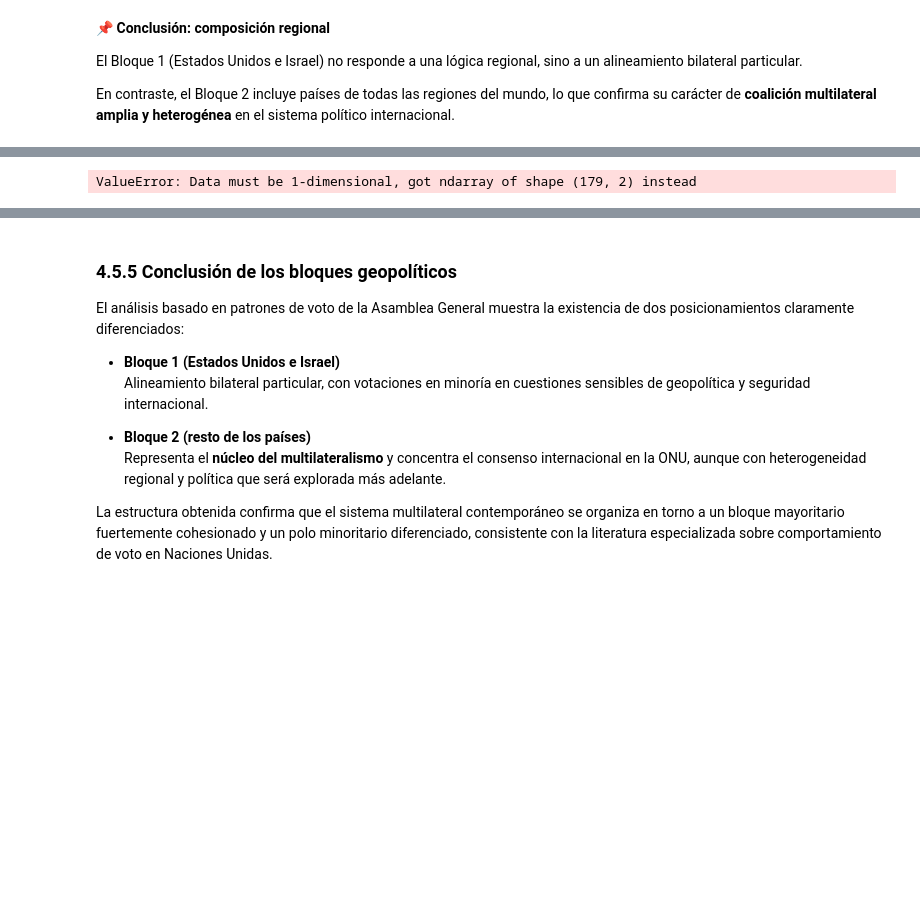
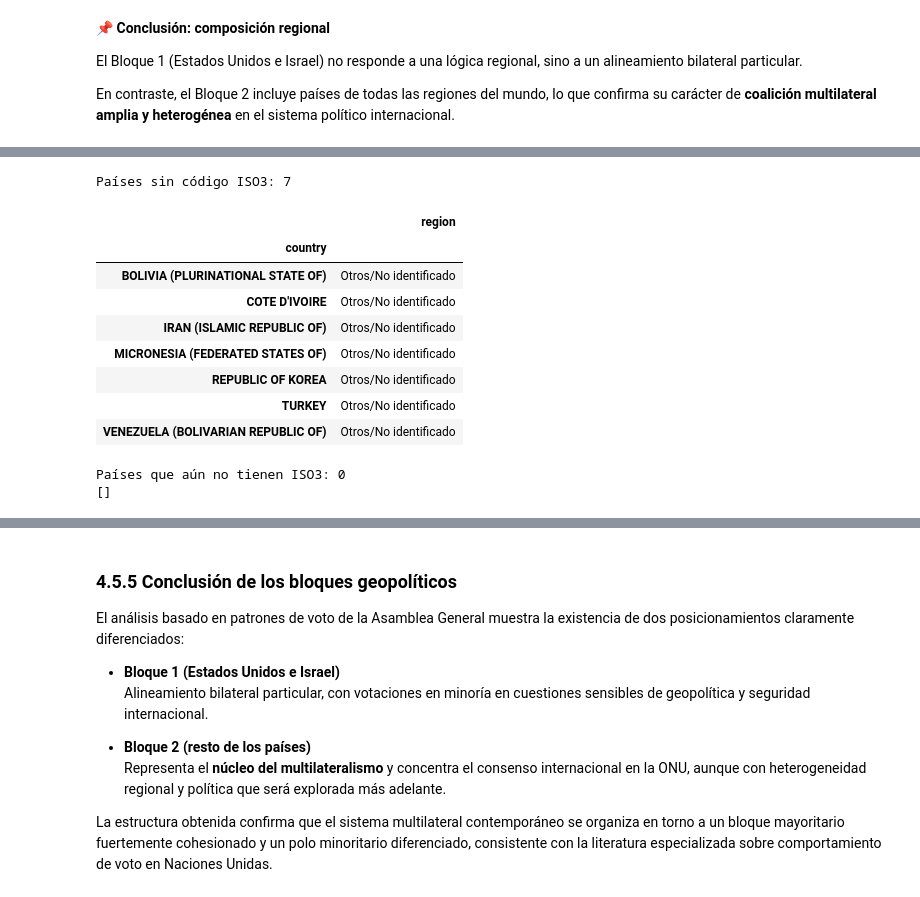
Before and after one commit to fernandezelias/UN_Voting_Clustering, a Jupyter notebook: un_votes_clustering.ipynb, the cells around one changed output, grey strips where cells are left out. Saved outputs shown, nothing was run; the diff lists cells and outputs as text; code cells hidden in the pictures; blank space fills up the shorter version.

```diff
--- a/un_votes_clustering.ipynb
+++ b/un_votes_clustering.ipynb
@@ -1008,26 +1027,66 @@ pca_df = pca_df.reset_index().rename(columns={'index':'Pais'})
+# %%
+# --- Enriquecimiento: asignación de ISO3 por país ---
+
+def get_iso3(country_name):
+    try:
+        return pycountry.countries.lookup(country_name).alpha_3
+    except:
+        return np.nan
+
+pca_df["iso3"] = pca_df.index.map(get_iso3)
+
+# Identificar países sin ISO3 asignado
+missing_iso = pca_df[pca_df["iso3"].isna()][["region"]]
+print(f"Países sin código ISO3: {len(missing_iso)}")
+display(missing_iso.head(15))
+# %% [output]
+Países sin código ISO3: 7
+|  | region |
+| country |  |
+| BOLIVIA (PLURINATIONAL STATE OF) | Otros/No identificado |
+| COTE D'IVOIRE | Otros/No identificado |
+| IRAN (ISLAMIC REPUBLIC OF) | Otros/No identificado |
+| MICRONESIA (FEDERATED STATES OF) | Otros/No identificado |
+| REPUBLIC OF KOREA | Otros/No identificado |
+| TURKEY | Otros/No identificado |
+| VENEZUELA (BOLIVARIAN REPUBLIC OF) | Otros/No identificado |
+# %%
+# --- Corrección manual de nombres no estándar (ISO3) ---
+
+iso3_fixes = {
+    "BOLIVIA (PLURINATIONAL STATE OF)": "BOL",
+    "COTE D'IVOIRE": "CIV",
+    "IRAN (ISLAMIC REPUBLIC OF)": "IRN",
+    "MICRONESIA (FEDERATED STATES OF)": "FSM",
+    "REPUBLIC OF KOREA": "KOR",
+    "TURKEY": "TUR",
+    "VENEZUELA (BOLIVARIAN REPUBLIC OF)": "VEN"
+}
+
+pca_df["iso3"] = pca_df.apply(
+    lambda row: iso3_fixes.get(row.name, row["iso3"]),
+    axis=1
+)
+
+# Verificación posterior
+missing_iso_after = pca_df[pca_df["iso3"].isna()].index.tolist()
+print(f"Países que aún no tienen ISO3: {len(missing_iso_after)}")
+print(missing_iso_after)
+# %% [output]
+Países que aún no tienen ISO3: 0
+[]
 # %%
 # --- Mapa de bloques geopolíticos ---
 
-# Se asegura la existencia de la columna 'Pais' (nombres de países)
-if 'Pais' not in pca_df.columns:
-    pca_df = pca_df.reset_index().rename(columns={'index': 'Pais'})
-
-# Filtrar solo columnas relevantes y planas
-cols_validas = ['Pais', 'cluster_3']
-pca_plot = pca_df[cols_validas].copy()
-
-# Se crea mapa mundial con color según bloque geopolítico
 fig = px.choropleth(
-    pca_plot,
-    locations="Pais",
-    locationmode="country names",
+    pca_df,
+    locations="iso3",
     color="cluster_3",
-    hover_name="Pais",
+    hover_name=pca_df.index,
     title="Bloques geopolíticos según patrones de votación en la Asamblea General",
     color_continuous_scale="Viridis"
 )
 
-# Configuración del colorbar
 fig.update_layout(
     coloraxis_colorbar=dict(
         title="Bloque",
@@ -1036,14 +1095,11 @@ fig.update_layout(
     )
 )
 
-# Exportar mapa interactivo (.html) y vista previa estática (.png)
+# Exportación del mapa interactivo y miniatura estática
 fig.write_html("figures/mapa_bloques_un_2010_2024.html")
 fig.write_image("figures/mapa_bloques_un_2010_2024_preview.png", width=1400, height=900, scale=1)
 
-# Mostrar mapa en notebook
 fig.show()
-# %% [output]
-ValueError: Data must be 1-dimensional, got ndarray of shape (179, 2) instead
 # %%
 Image(filename="figures/mapa_bloques_un_2010_2024_preview.png")
 # %% [output]
```
Also changed, not shown: parts of 8 cells of this notebook, 4 other files.
